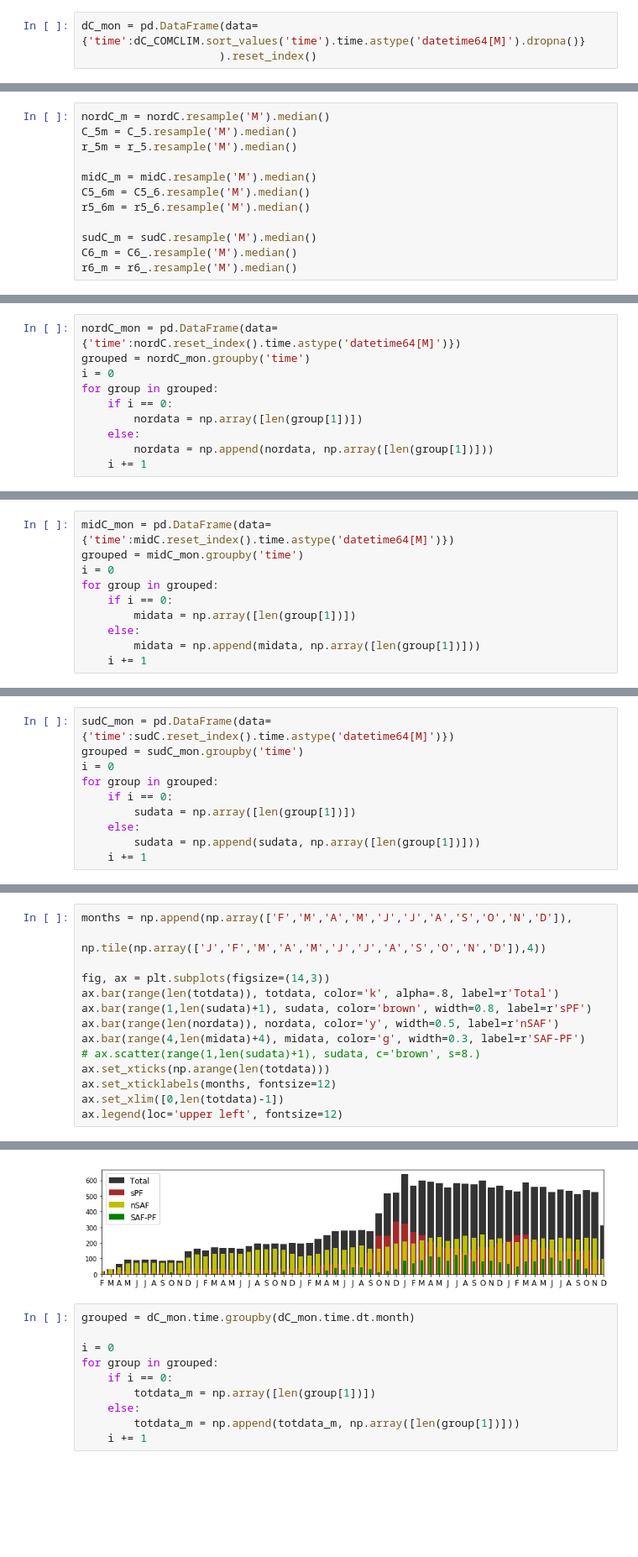
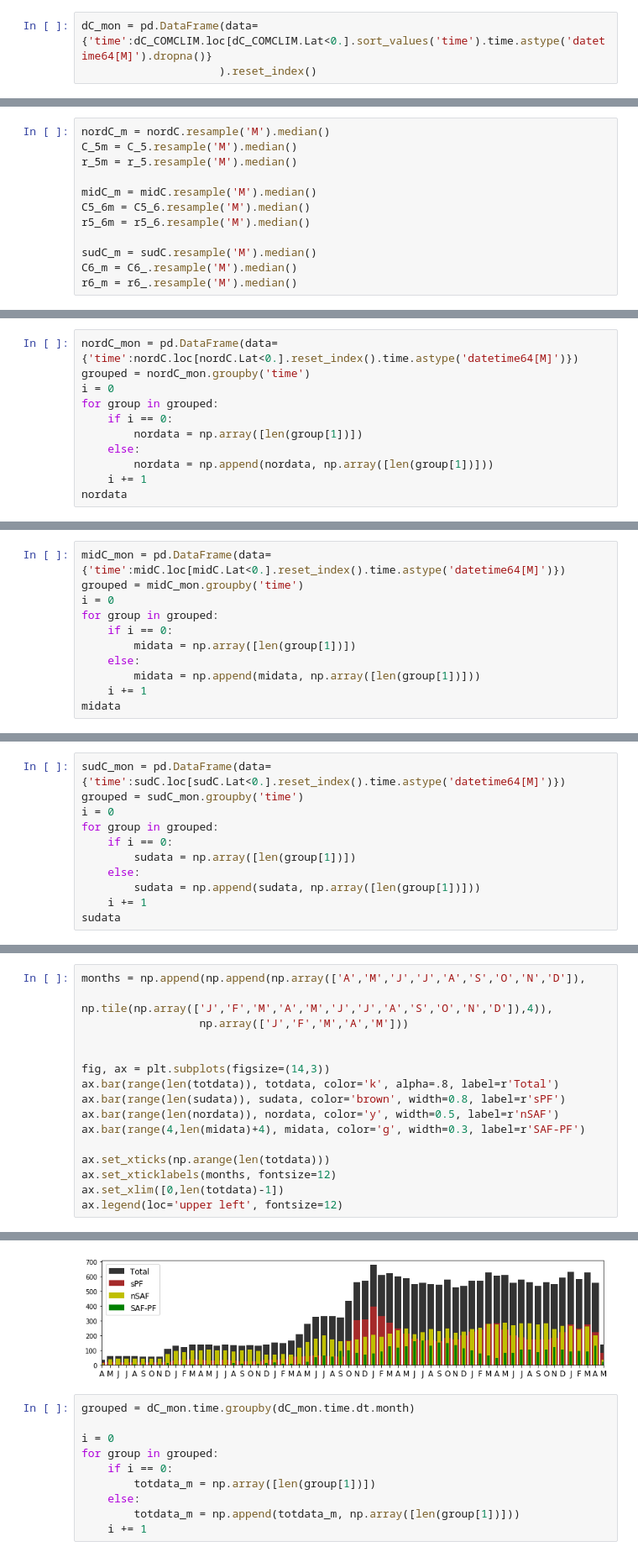
Before and after one commit to roxyboy/SouthernOcean-ARGO, a Jupyter notebook: Cphyto.ipynb, the cells around one changed output, grey strips where cells are left out. Shown: that part at 84% size. Saved outputs shown, nothing was run; the diff lists cells and outputs as text; blank space fills up the shorter version.

```diff
--- a/Cphyto.ipynb
+++ b/Cphyto.ipynb
@@ -43,7 +43,7 @@ dr_COMCLIM = comR
 dr_COMCLIM = pd.concat([dr_COMCLIM,limR],
                       ignore_index=True, sort=False)
 # %%
-dC_mon = pd.DataFrame(data={'time':dC_COMCLIM.sort_values('time').time.astype('datetime64[M]').dropna()}
+dC_mon = pd.DataFrame(data={'time':dC_COMCLIM.loc[dC_COMCLIM.Lat<0.].sort_values('time').time.astype('datetime64[M]').dropna()}
                      ).reset_index()
 # %%
 l = 0
@@ -214,5 +221,5 @@ for group in grouped:
 # %%
-nordC_mon = pd.DataFrame(data={'time':nordC.reset_index().time.astype('datetime64[M]')})
+nordC_mon = pd.DataFrame(data={'time':nordC.loc[nordC.Lat<0.].reset_index().time.astype('datetime64[M]')})
 grouped = nordC_mon.groupby('time')
 i = 0
 for group in grouped:
@@ -221,3 +228,4 @@ for group in grouped:
     else:
         nordata = np.append(nordata, np.array([len(group[1])]))
     i += 1
+nordata
@@ -224,5 +238,5 @@ for group in grouped:
 # %%
-midC_mon = pd.DataFrame(data={'time':midC.reset_index().time.astype('datetime64[M]')})
+midC_mon = pd.DataFrame(data={'time':midC.loc[midC.Lat<0.].reset_index().time.astype('datetime64[M]')})
 grouped = midC_mon.groupby('time')
 i = 0
 for group in grouped:
@@ -231,3 +245,4 @@ for group in grouped:
     else:
         midata = np.append(midata, np.array([len(group[1])]))
     i += 1
+midata
@@ -234,5 +255,5 @@ for group in grouped:
 # %%
-sudC_mon = pd.DataFrame(data={'time':sudC.reset_index().time.astype('datetime64[M]')})
+sudC_mon = pd.DataFrame(data={'time':sudC.loc[sudC.Lat<0.].reset_index().time.astype('datetime64[M]')})
 grouped = sudC_mon.groupby('time')
 i = 0
 for group in grouped:
@@ -241,3 +262,4 @@ for group in grouped:
     else:
         sudata = np.append(sudata, np.array([len(group[1])]))
     i += 1
+sudata
@@ -244,20 +278,22 @@ for group in grouped:
 # %%
-months = np.append(np.array(['F','M','A','M','J','J','A','S','O','N','D']),
-                   np.tile(np.array(['J','F','M','A','M','J','J','A','S','O','N','D']),4))
+months = np.append(np.append(np.array(['A','M','J','J','A','S','O','N','D']),
+                            np.tile(np.array(['J','F','M','A','M','J','J','A','S','O','N','D']),4)),
+                  np.array(['J','F','M','A','M']))
+
 
 fig, ax = plt.subplots(figsize=(14,3))
 ax.bar(range(len(totdata)), totdata, color='k', alpha=.8, label=r'Total')
-ax.bar(range(1,len(sudata)+1), sudata, color='brown', width=0.8, label=r'sPF')
+ax.bar(range(len(sudata)), sudata, color='brown', width=0.8, label=r'sPF')
 ax.bar(range(len(nordata)), nordata, color='y', width=0.5, label=r'nSAF')
 ax.bar(range(4,len(midata)+4), midata, color='g', width=0.3, label=r'SAF-PF')
-# ax.scatter(range(1,len(sudata)+1), sudata, c='brown', s=8.)
+
 ax.set_xticks(np.arange(len(totdata)))
 ax.set_xticklabels(months, fontsize=12)
 ax.set_xlim([0,len(totdata)-1])
 ax.legend(loc='upper left', fontsize=12)
 # %% [output]
 <matplotlib.legend.Legend at 0x...>
-[figure, old version]
+[figure, new version]
 # %%
 grouped = dC_mon.time.groupby(dC_mon.time.dt.month)
 
```
Also changed, not shown: parts of 23 cells of this notebook, 1 other file.
